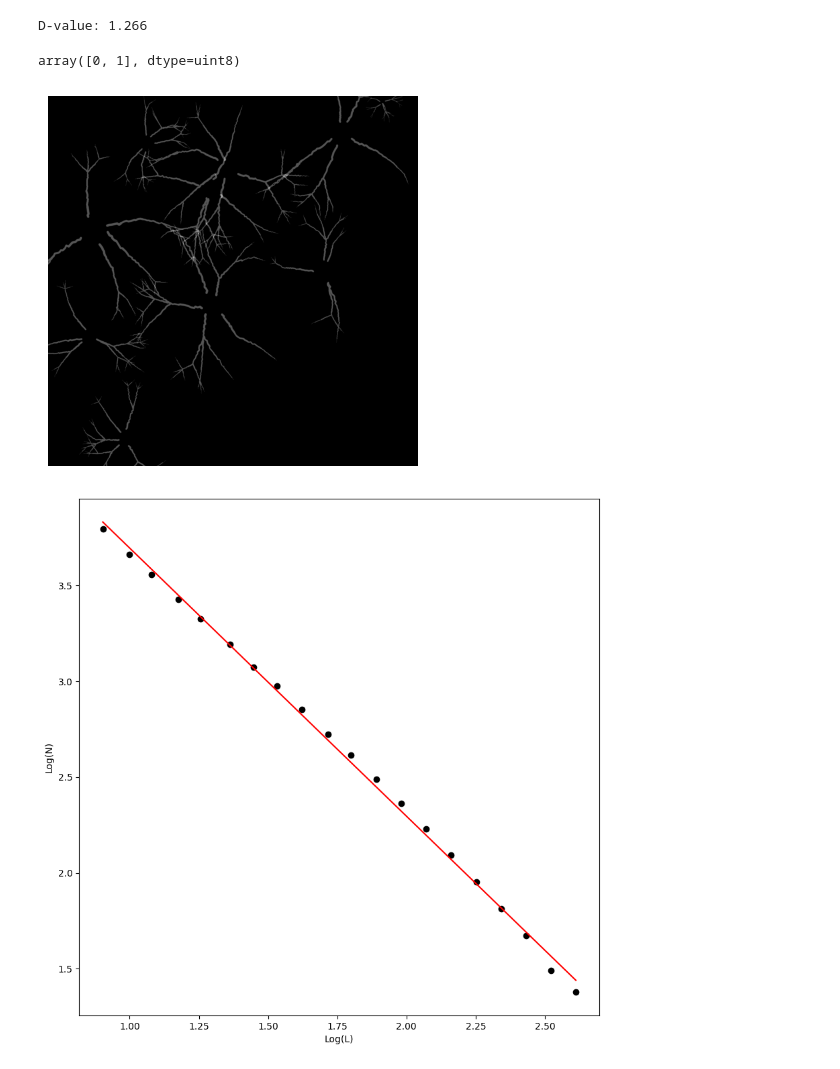
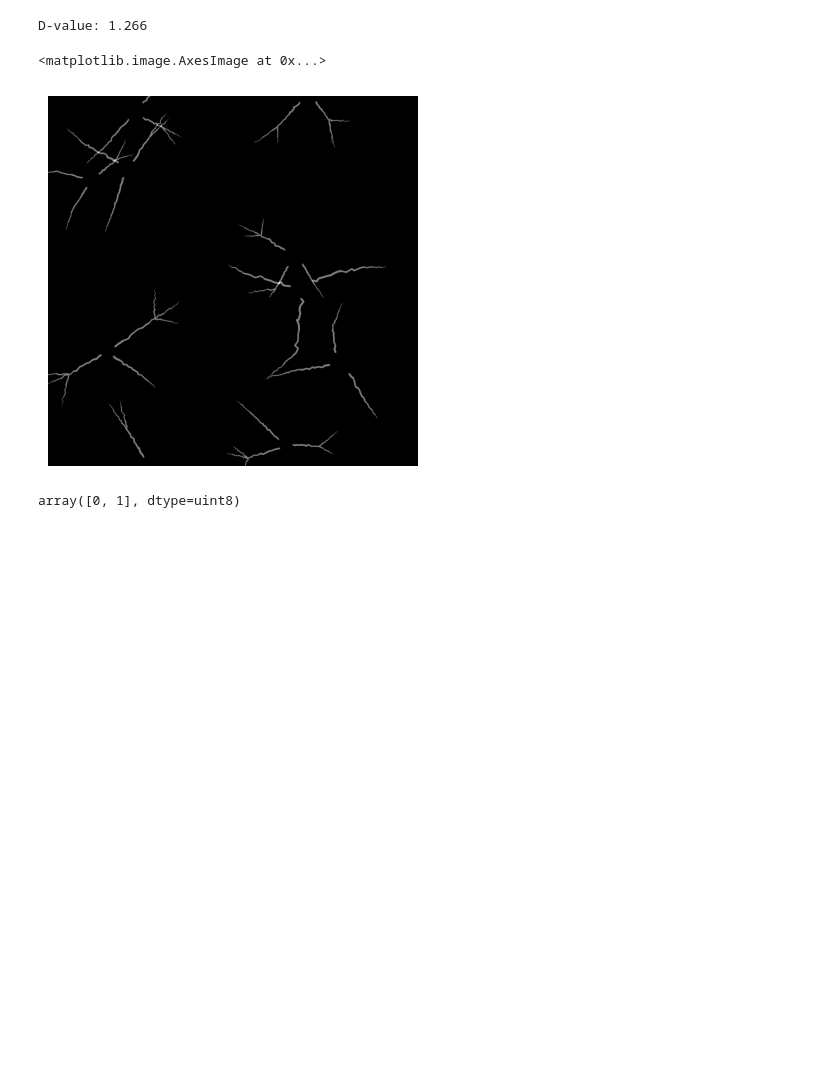
Before and after one commit to apdill/FractalFluency, a Jupyter notebook: notebooks/fractal_factory.ipynb, the cells around one changed output. Drawn from its saved outputs; the diff is of its cells as text; code cells hidden in the pictures; blank space fills up the shorter version.

```diff
--- a/notebooks/fractal_factory.ipynb
+++ b/notebooks/fractal_factory.ipynb
@@ -72,45 +80,50 @@ D-value: 1.266
 from NNIS import network, neuron, soma, dendrite
 from NNIS.data_processing import generate_network
 
 
 neuron_params = {
-    'depth': 4,
+
+    'depth': 2,
     'mean_soma_radius': 60,
-    'std_soma_radius': 15,
-    'D': 1.5,
+    'std_soma_radius': 5,
+    'D': 2,
     'branch_angle': np.pi / 4,
     'mean_branches': 1.5,
     'weave_type': 'Gauss',
     'randomness': 0.2,
     'curviness': 'Gauss',
     'curviness_magnitude': 1.5,
-    'n_primary_dendrites': 5,
+    'n_primary_dendrites': 3,
 }
 
 network_params = {
     'width': 2048,
     'height': 2048,
     'num_neurons': 10,
 }
 
 testnet = generate_network(network_id = 'nntest', neuron_params=neuron_params, network_params=network_params)
 
-net_mask = testnet.generate_binary_mask()
-no_soma = np.zeros_like(net_mask)
+net_masks = testnet.generate_binary_mask()
+net_mask_filled = net_masks['filled']
+#plt.imshow(net_mask, 'gray')
+plt.axis('off');
+
+no_soma = np.zeros_like(net_mask_filled)
 
 for neuron in testnet.neurons:
     no_soma += neuron.dendrite_mask
     np.clip(no_soma, min=0, max=1)
 
 plt.imshow(no_soma, 'gray')
-plt.axis('off');
+#plt.axis('off');
 
-#measure_D(net_mask, min_size=8, max_size= np.shape(net_mask)[0]//5, n_sizes=20, invert=False, plot_image= True);
-measure_D(no_soma, min_size=8, max_size= np.shape(net_mask)[0]//5, n_sizes=20, invert=False, plot_image= True);
-
-
-np.unique(net_mask)
+#print(measure_D(net_mask, min_size=8, max_size= np.shape(net_mask)[0]/5, n_sizes=20, invert=False, plot_image= True));
+#print(measure_D(no_soma, min_size=8, max_size= np.shape(net_mask)[0]/5, n_sizes=20, invert=False, plot_image= True));
 # %% [output]
-array([0, 1], dtype=uint8)
+<matplotlib.image.AxesImage at 0x...>
-[figure, old version]
+[figure, new version]
-[figure, removed]
+# %%
+np.unique(net_mask_filled)
+# %% [output]
+array([0, 1], dtype=uint8)
```
Also changed, not shown: parts of 2 cells of this notebook, 5 other files.
